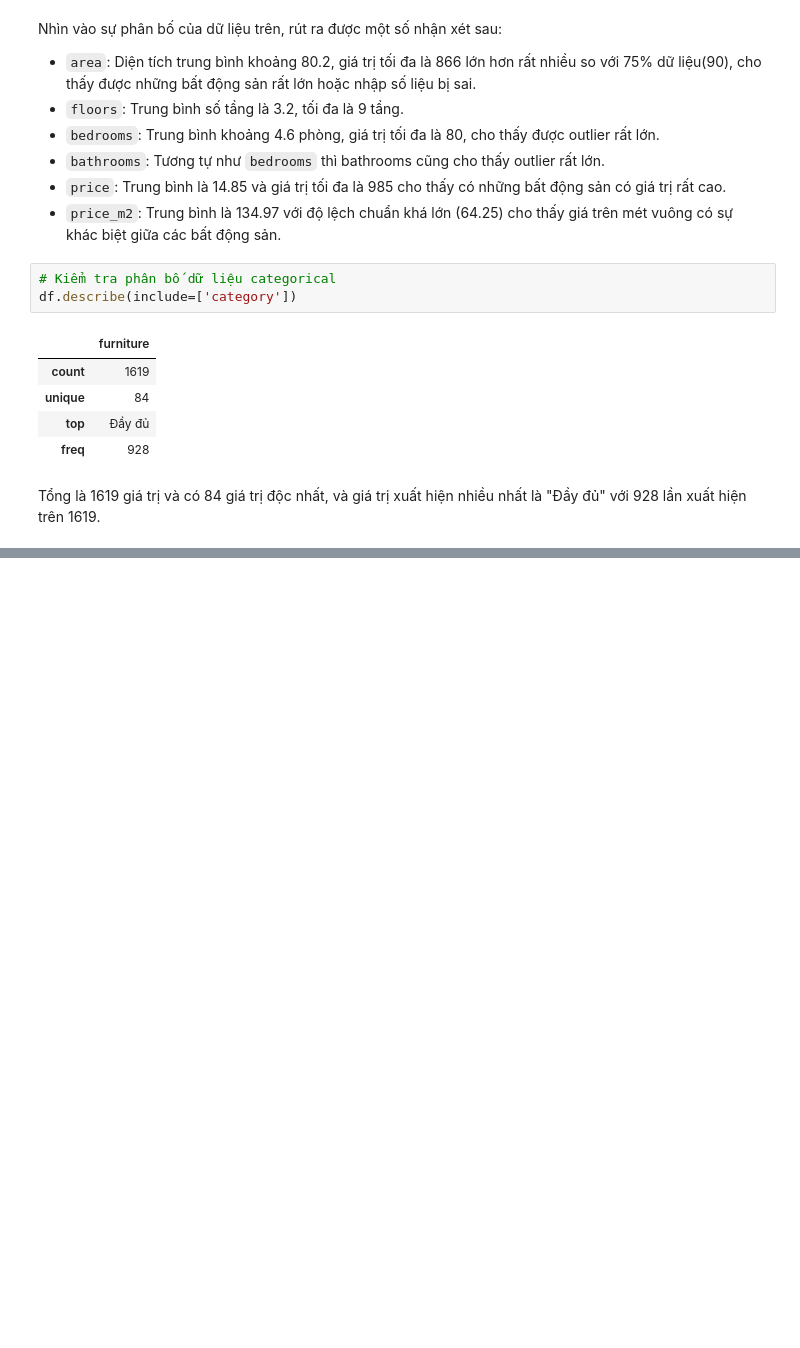
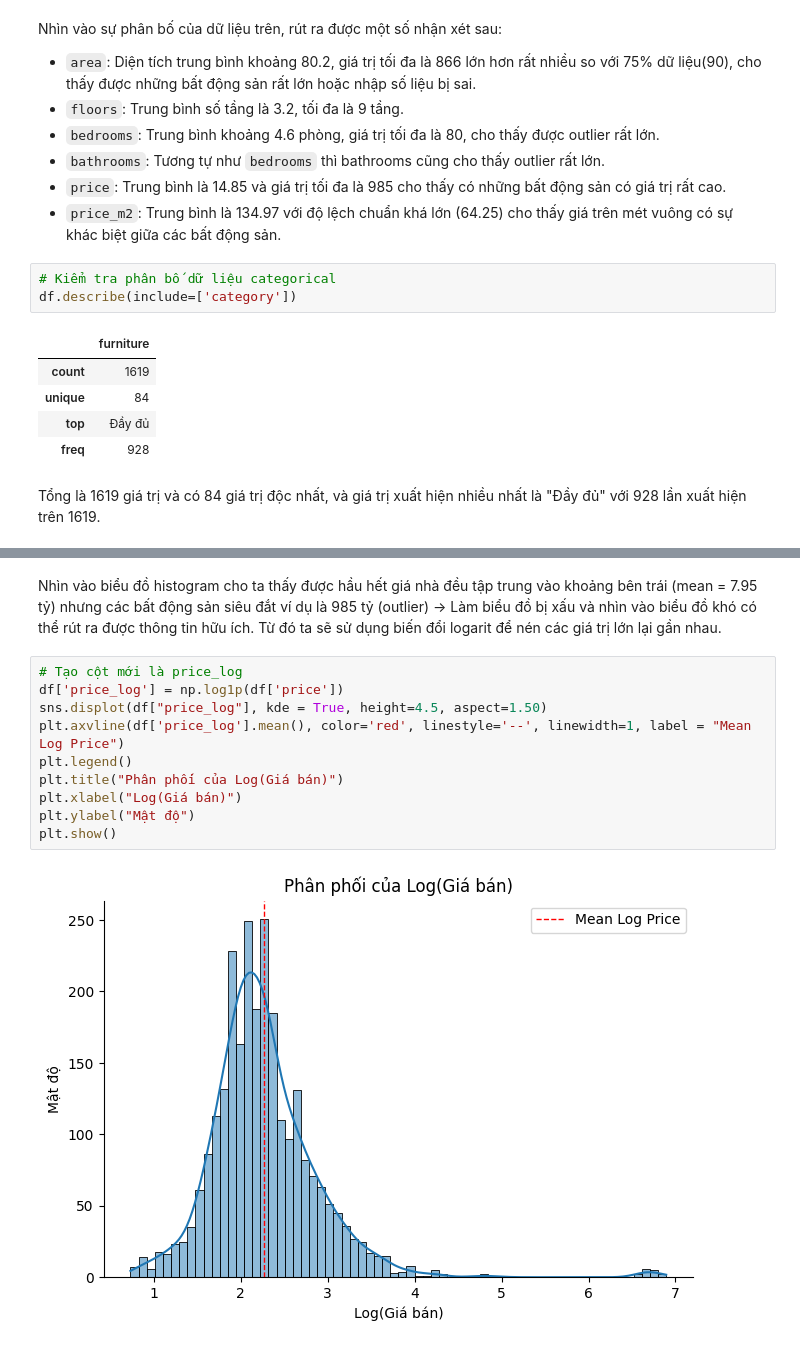
Before and after one commit to GrayNguyen-Data/HousePricePrediction, a Jupyter notebook: src/exploratory_data_analysis/EDA.ipynb, the cells around one changed output, grey strips where cells are left out. Saved outputs shown, nothing was run; the diff lists cells and outputs as text; blank space fills up the shorter version.

```diff
--- a/src/exploratory_data_analysis/EDA.ipynb
+++ b/src/exploratory_data_analysis/EDA.ipynb
@@ -245,0 +302,14 @@ Tổng là 1619 giá trị và có 84 giá trị độc nhất, và giá trị x
+# %% [markdown]
+Nhìn vào biểu đồ histogram cho ta thấy được hầu hết giá nhà đều tập trung vào khoảng bên trái (mean = 7.95 tỷ) nhưng các bất động sản siêu đắt ví dụ là 985 tỷ (outlier) -> Làm biểu đồ bị xấu và nhìn vào biểu đồ khó có thể rút ra được thông tin hữu ích. Từ đó ta sẽ sử dụng biến đổi logarit để nén các giá trị lớn lại gần nhau.
+# %%
+# Tạo cột mới là price_log
+df['price_log'] = np.log1p(df['price'])
+sns.displot(df["price_log"], kde = True, height=4.5, aspect=1.50)
+plt.axvline(df['price_log'].mean(), color='red', linestyle='--', linewidth=1, label = "Mean Log Price")
+plt.legend()
+plt.title("Phân phối của Log(Giá bán)")
+plt.xlabel("Log(Giá bán)")
+plt.ylabel("Mật độ")
+plt.show()
+# %% [output]
+[figure, added]
```
Also changed, not shown: parts of 10 cells of this notebook.
